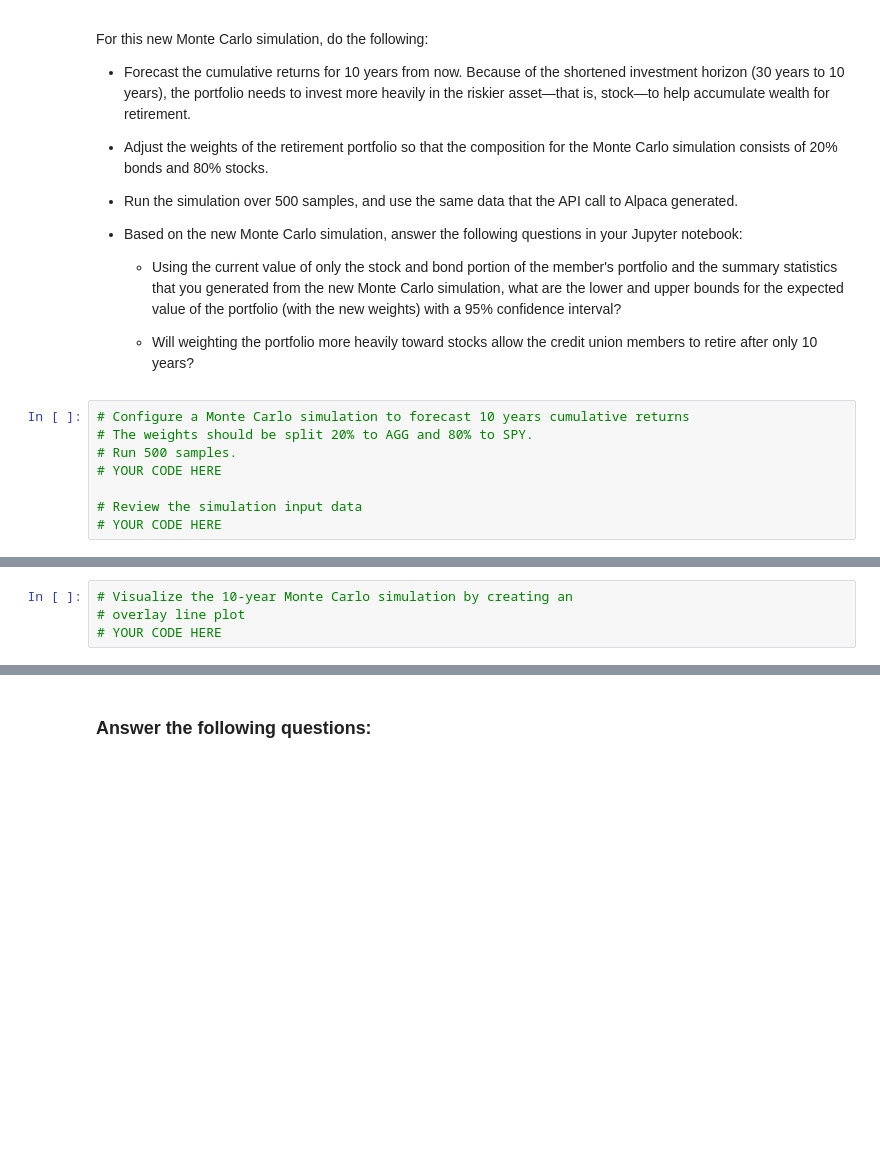
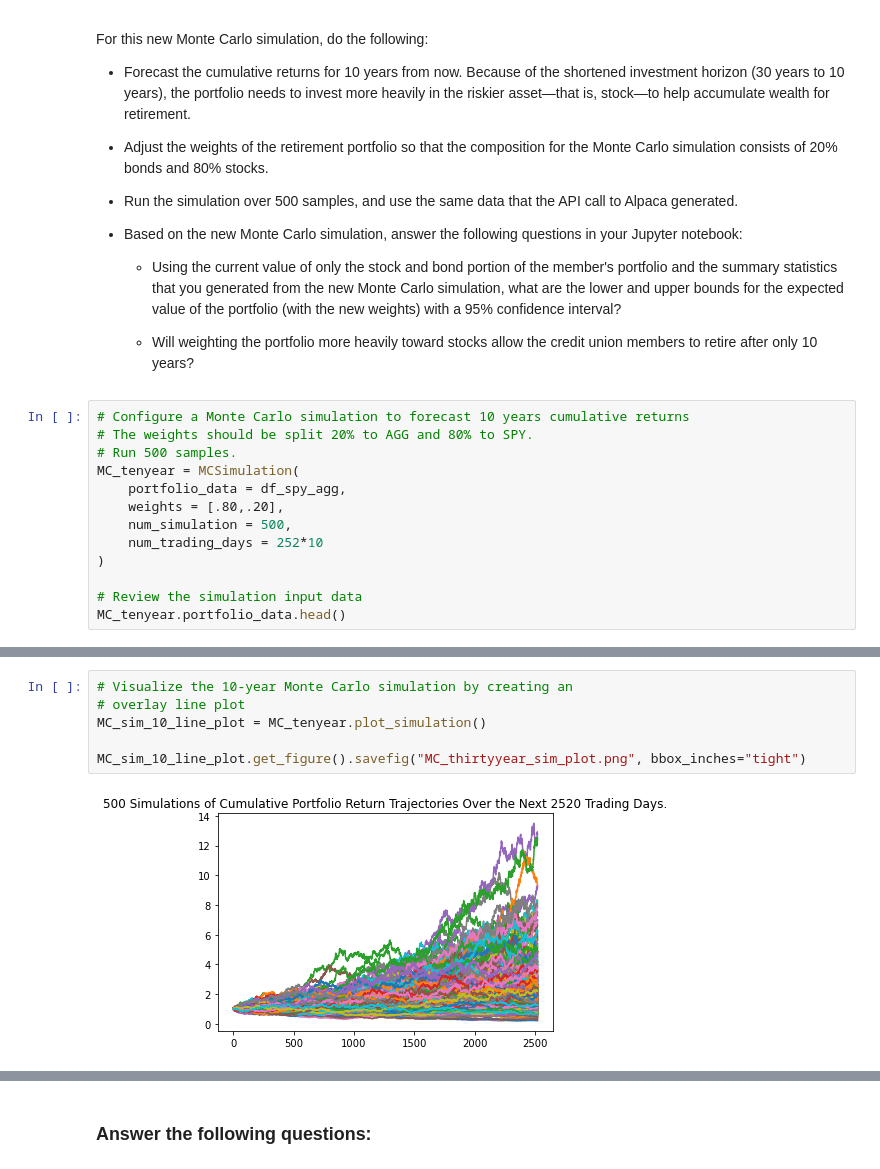
Before and after one commit to avalentini181/financial_planning_tools, a Jupyter notebook: Starter_Code/financial_planning_tools.ipynb, the cells around one changed output, grey strips where cells are left out. Saved outputs shown, nothing was run; the diff lists cells and outputs as text; blank space fills up the shorter version.

```diff
--- a/Starter_Code/financial_planning_tools.ipynb
+++ b/Starter_Code/financial_planning_tools.ipynb
@@ -596,7 +732,12 @@ For this new Monte Carlo simulation, do the following:
 # Configure a Monte Carlo simulation to forecast 10 years cumulative returns
 # The weights should be split 20% to AGG and 80% to SPY.
 # Run 500 samples.
-# YOUR CODE HERE
+MC_tenyear = MCSimulation(
+    portfolio_data = df_spy_agg,
+    weights = [.80,.20],
+    num_simulation = 500,
+    num_trading_days = 252*10
+)
 
 # Review the simulation input data
-# YOUR CODE HERE
+MC_tenyear.portfolio_data.head()
@@ -606,7 +798,11 @@ For this new Monte Carlo simulation, do the following:
 # %%
 # Visualize the 10-year Monte Carlo simulation by creating an
 # overlay line plot
-# YOUR CODE HERE
+MC_sim_10_line_plot = MC_tenyear.plot_simulation()
+
+MC_sim_10_line_plot.get_figure().savefig("MC_thirtyyear_sim_plot.png", bbox_inches="tight")
+# %% [output]
+[figure, added]
 # %%
 # Visualize the probability distribution of the 10-year Monte Carlo simulation
 # by plotting a histogram
```
Also changed, not shown: parts of 29 cells of this notebook, 2 other files.
